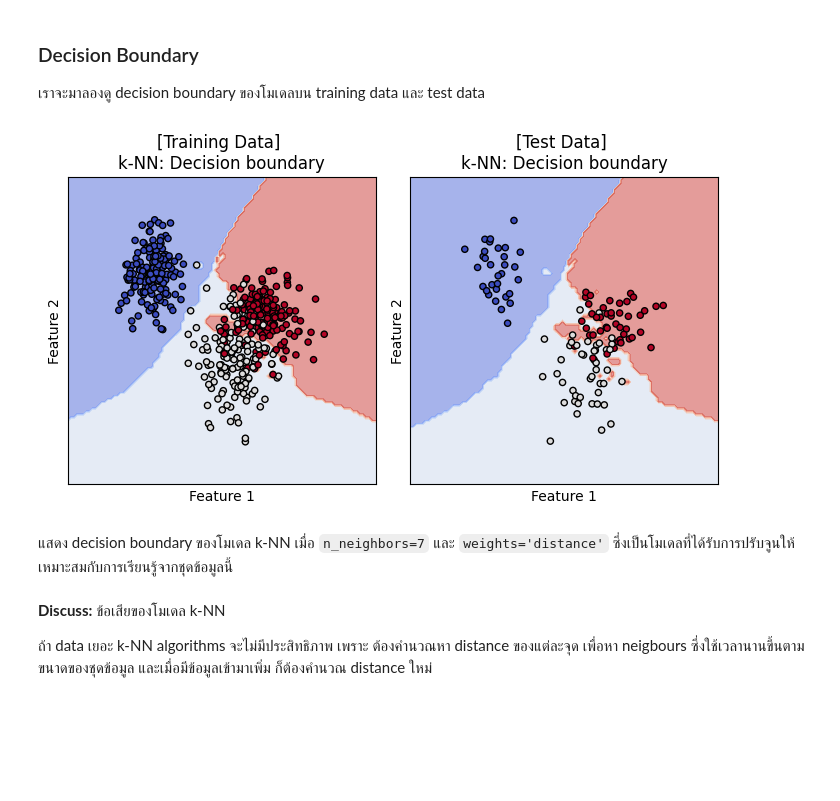
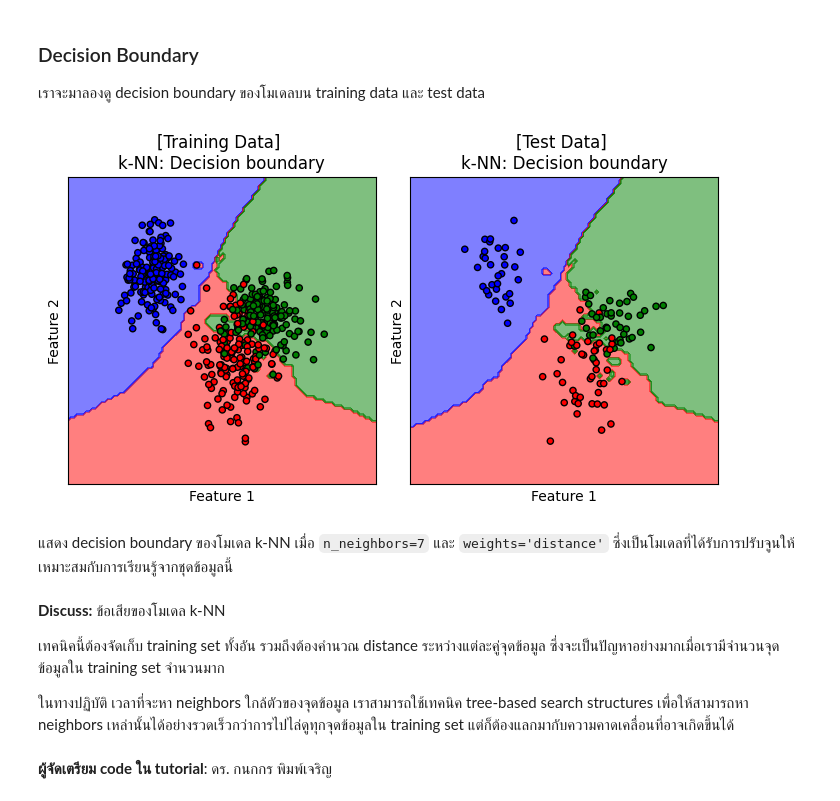
Before and after one commit to ichatnun/brainCodeCamp2023, a Jupyter notebook: _sources/Fundamentals/MachineLearning/knn.ipynb, the cells around one changed output. Drawn from its saved outputs; the diff is of its cells as text; code cells hidden in the pictures; blank space fills up the shorter version.

```diff
--- a/_sources/Fundamentals/MachineLearning/knn.ipynb
+++ b/_sources/Fundamentals/MachineLearning/knn.ipynb
@@ -141,19 +142,22 @@ titles = ['KNC: Euclidean distance',
           'KNC: Minkowski distance (degree 3)'
           ]
 
+# สร้าง cmap สำหรับแสดงผลตามสีแต่ละ class
+cmap_2classes = colors.ListedColormap(['b', 'r'])
+
 # plot the decision boundaries
 fig, axes = plt.subplots(1,3, figsize=(4*3, 4))
 for clf, title, ax in zip(models, titles, axes.flatten()):
     disp = DecisionBoundaryDisplay.from_estimator(clf,
                                                   x,
                                                   response_method="predict",
-                                                  cmap=plt.cm.coolwarm,
+                                                  cmap=cmap_2classes,
                                                   alpha=0.5,
                                                   ax=ax,
                                                   xlabel='Feature 1',
                                                   ylabel='Feature 2',
                                                   )
-    ax.scatter(x[:, 0], x[:, 1], c=y, cmap=plt.cm.coolwarm, s=20, edgecolors='k')
+    ax.scatter(x[:, 0], x[:, 1], c=y, cmap=cmap_2classes, s=20, edgecolors='k')
     ax.set_xticks(())
     ax.set_yticks(())
     ax.set_title(title)
@@ -191,13 +195,13 @@ for clf, title, ax in zip(models, titles, axes.flatten()):
     disp = DecisionBoundaryDisplay.from_estimator(clf,
                                                   x,
                                                   response_method="predict",
-                                                  cmap=plt.cm.coolwarm,
+                                                  cmap=cmap_2classes,
                                                   alpha=0.5,
                                                   ax=ax,
                                                   xlabel='Feature 1',
                                                   ylabel='Feature 2',
                                                   )
-    ax.scatter(x[:, 0], x[:, 1], c=y, cmap=plt.cm.coolwarm, s=20, edgecolors='k')
+    ax.scatter(x[:, 0], x[:, 1], c=y, cmap=cmap_2classes, s=20, edgecolors='k')
     ax.set_xticks(())
     ax.set_yticks(())
     ax.set_title(title)
@@ -235,13 +239,13 @@ for clf, title, ax in zip(models, titles, axes.flatten()):
     disp = DecisionBoundaryDisplay.from_estimator(clf,
                                                   x,
                                                   response_method="predict",
-                                                  cmap=plt.cm.coolwarm,
+                                                  cmap=cmap_2classes,
                                                   alpha=0.5,
                                                   ax=ax,
                                                   xlabel='Feature 1',
                                                   ylabel='Feature 2',
                                                   )
-    ax.scatter(x[:, 0], x[:, 1], c=y, cmap=plt.cm.coolwarm, s=20, edgecolors='k')
+    ax.scatter(x[:, 0], x[:, 1], c=y, cmap=cmap_2classes, s=20, edgecolors='k')
     ax.set_xticks(())
     ax.set_yticks(())
     ax.set_title(title)
@@ -277,6 +281,7 @@ x, y = generate_multi_class_dataset(n_classes, mean_class, std_class,n_samples)
 # Plot ข้อมูล x, y ที่สร้างขึ้น
 plt.figure(figsize = (5,5))
 color_list = ['b','r','g']
+cmap_3classes = colors.ListedColormap(color_list)
 for label in range(n_classes):
     plt.scatter(x[y==label, 0], x[y==label, 1], c=color_list[label], label='Class '+str(label))
 
@@ -477,28 +482,32 @@ weighted avg       0.89      0.89      0.89       120
 # %%
 # plot the decision boundaries
 fig, axes = plt.subplots(1,2, figsize=(7, 4))
 titles = ['[Training Data] \nk-NN: Decision boundary', '[Test Data] \nk-NN: Decision boundary']
 for x, y, title, ax in zip([x_train, x_test], [y_train, y_test], titles, axes.flatten()):
     disp = DecisionBoundaryDisplay.from_estimator(tuned_clf,
                                                   x,
                                                   response_method="predict",
-                                                  cmap=plt.cm.coolwarm,
+                                                  cmap=cmap_3classes,
                                                   alpha=0.5,
                                                   ax=ax,
                                                   xlabel='Feature 1',
                                                   ylabel='Feature 2',
                                                   )
-    ax.scatter(x[:, 0], x[:, 1], c=y, cmap=plt.cm.coolwarm, s=20, edgecolors='k')
+    ax.scatter(x[:, 0], x[:, 1], c=y, cmap=cmap_3classes, s=20, edgecolors='k')
     ax.set_xticks(())
     ax.set_yticks(())
     ax.set_title(title)
 plt.tight_layout()
 plt.show()
 # %% [output]
-[figure, old version]
+[figure, new version]
 # %% [markdown]
 แสดง decision boundary ของโมเดล k-NN เมื่อ `n_neighbors=7` และ `weights='distance'` ซึ่งเป็นโมเดลที่ได้รับการปรับจูนให้เหมาะสมกับการเรียนรู้จากชุดข้อมูลนี้
-# %% [markdown]
-**Discuss:** ข้อเสียของโมเดล k-NN
-
-ถ้า data เยอะ k-NN algorithms จะไม่มีประสิทธิภาพ เพราะ ต้องคำนวณหา distance ของแต่ละจุด เพื่อหา neigbours ซึ่งใช้เวลานานขึ้นตามขนาดของชุดข้อมูล  และเมื่อมีข้อมูลเข้ามาเพิ่ม ก็ต้องคำนวณ distance ใหม่
+# %% [markdown]
+**Discuss:** ข้อเสียของโมเดล k-NN
+
+เทคนิคนี้ต้องจัดเก็บ training set ทั้งอัน รวมถึงต้องคำนวณ distance ระหว่างแต่ละคู่จุดข้อมูล ซึ่งจะเป็นปัญหาอย่างมากเมื่อเรามีจำนวนจุดข้อมูลใน training set จำนวนมาก
+
+ในทางปฏิบัติ เวลาที่จะหา neighbors ใกล้ตัวของจุดข้อมูล เราสามารถใช้เทคนิค tree-based search structures เพื่อให้สามารถหา neighbors เหล่านั้นได้อย่างรวดเร็วกว่าการไปไล่ดูทุกจุดข้อมูลใน training set แต่ก็ต้องแลกมากับความคาดเคลื่อนที่อาจเกิดขึ้นได้
+# %% [markdown]
+**ผู้จัดเตรียม code ใน tutorial**: ดร. กนกกร พิมพ์เจริญ
```
Also changed, not shown: parts of 11 cells of this notebook, 44 other files.
